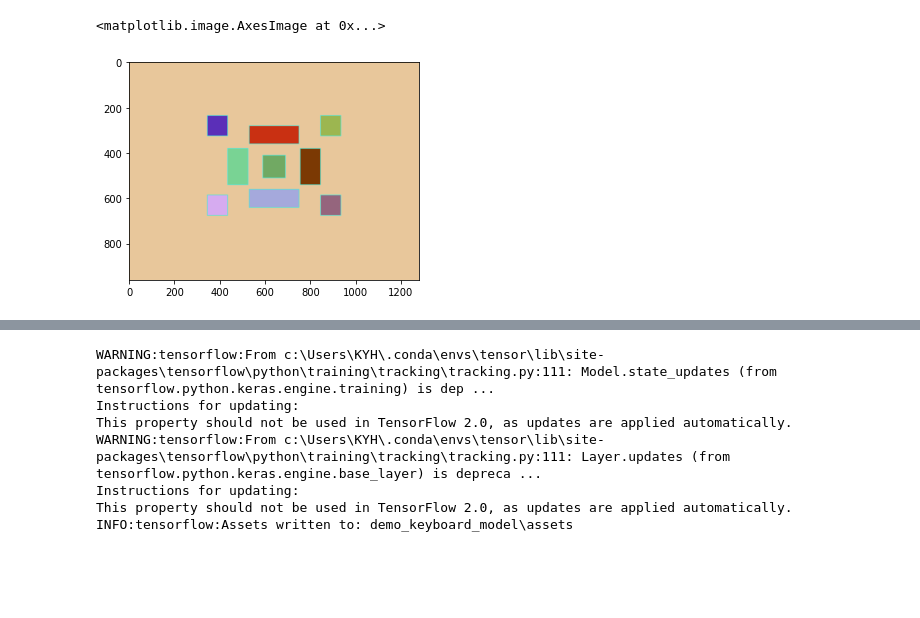
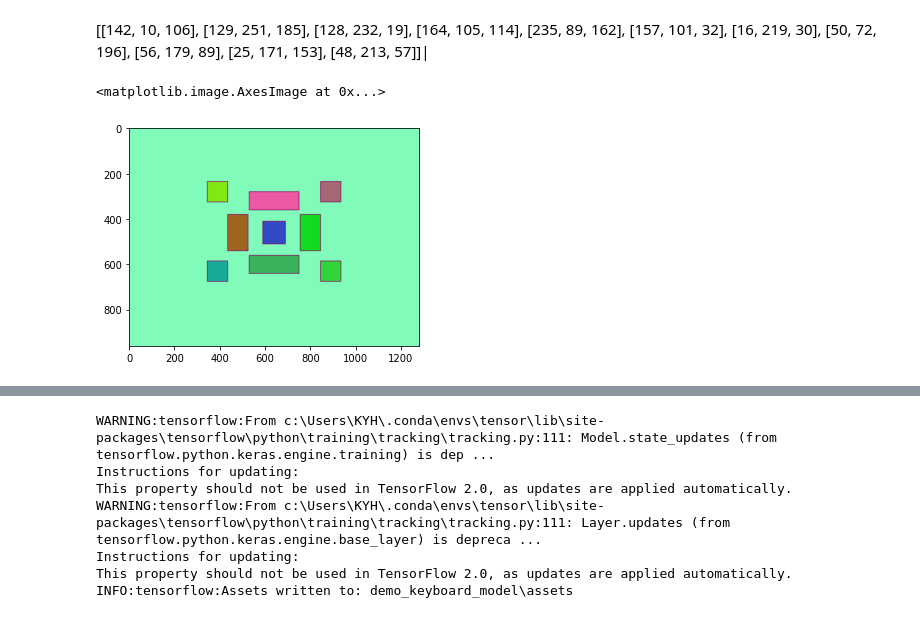
Before and after one commit to kyh980909/virtual-keyboard, a Jupyter notebook: train_keyboard.ipynb, the cells around one changed output, grey strips where cells are left out. Saved outputs shown, nothing was run; the diff lists cells and outputs as text; code cells hidden in the pictures; blank space fills up the shorter version.

```diff
--- a/train_keyboard.ipynb
+++ b/train_keyboard.ipynb
@@ -16,6 +16,18 @@ if gpus:
       tf.config.experimental.set_memory_growth(gpu, True)
   except RuntimeError as e:
     print(e)
+# %% [markdown]
+[[142, 10, 106],
+ [129, 251, 185],
+ [128, 232, 19],
+ [164, 105, 114],
+ [235, 89, 162],
+ [157, 101, 32],
+ [16, 219, 30],
+ [50, 72, 196],
+ [56, 179, 89],
+ [25, 171, 153],
+ [48, 213, 57]]|
 # %%
 colors = list()
 for _ in range(11):
@@ -55,14 +67,17 @@ _, th = cv2.threshold(gray, 127, 255, cv2.THRESH_BINARY)
 
 cnt, labels, stats, centroids = cv2.connectedComponentsWithStats(th)
 # %%
+colors = list()
+for _ in range(11):
+    colors.append([int(j) for j in np.random.randint(0, 255, 3)])
 for i in range(cnt):
     img2[labels==i] = colors[i]
     # img2[labels==i] = colors[i]
 
 plt.imshow(img2)
 # %% [output]
 <matplotlib.image.AxesImage at 0x...>
-[figure, old version]
+[figure, new version]
 # %%
 data = pd.DataFrame(columns=['x','y','label'])
 # %%
```
Also changed, not shown: parts of 24 cells of this notebook, 33 other files.
